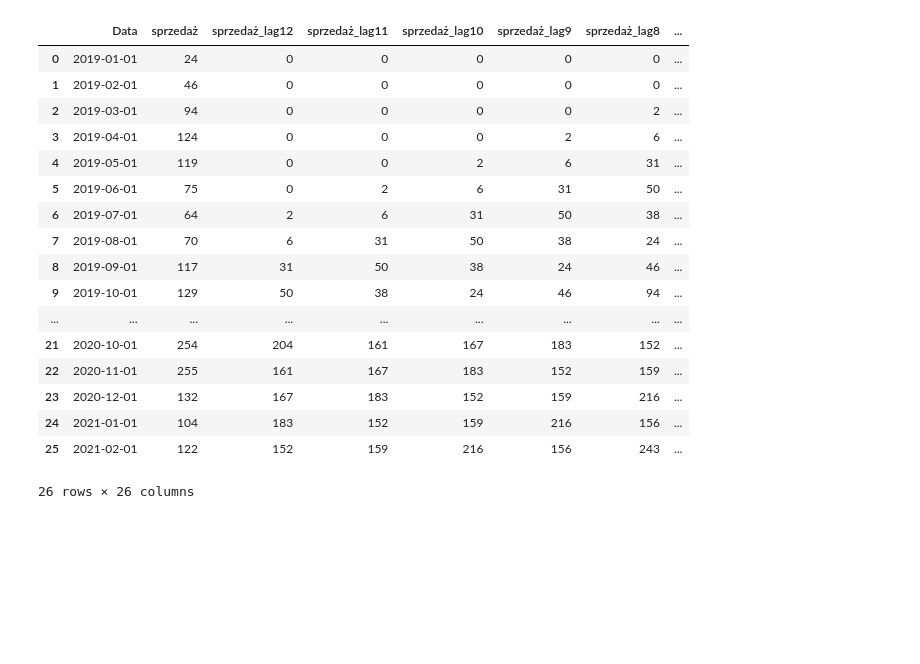
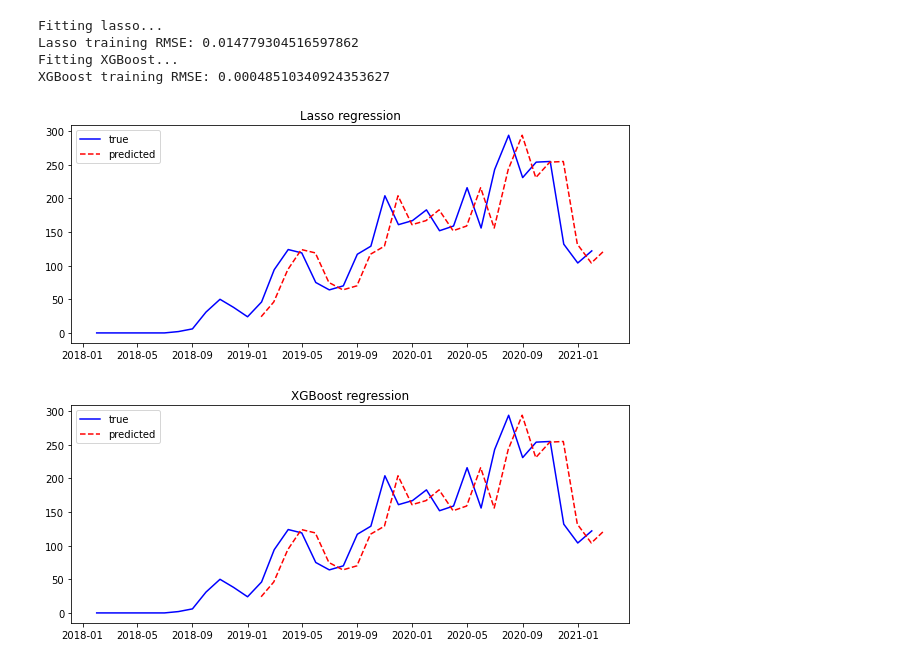
Before and after one commit to piotrkuczko/XAI-project, a Jupyter notebook: Train on sells and trends alternative take.ipynb, the cells around one changed output. Cells and saved outputs as stored; diff of their text form; code cells hidden in the pictures; blank space fills up the shorter version.

Commit message:
Add train1.py script

```diff
--- a/Train on sells and trends alternative take.ipynb
+++ b/Train on sells and trends alternative take.ipynb
@@ -7,3 +17,3 @@ import matplotlib.pyplot as plt
 # %%
-final_dataframe = pd.read_csv('./data/sells_time_series.csv', index_col=0)
-final_dataframe.index = pd.to_datetime(final_dataframe.index)
+sells_ts = pd.read_csv('./data/sells_time_series.csv', index_col=0)
+sells_ts.index = pd.to_datetime(sells_ts.index)
@@ -45,25 +20,31 @@ def lag_transform(s, lags_name, lags = 12):
-# %%
-y = sells[11:].reset_index()
-y.columns = ['Data', 'sprzedaż']
-frames = [y, lag_transform(sells, 'sprzedaż'), lag_transform(trends, 'trendy')]
-df = pd.concat(frames, axis = 1)
-df
-# %% [output]
-|  | Data | sprzedaż | sprzedaż_lag12 | sprzedaż_lag11 | sprzedaż_lag10 | sprzedaż_lag9 | sprzedaż_lag8 | ... |
-| 0 | 2019-01-01 | 24 | 0 | 0 | 0 | 0 | 0 | ... |
-| 1 | 2019-02-01 | 46 | 0 | 0 | 0 | 0 | 0 | ... |
-| 2 | 2019-03-01 | 94 | 0 | 0 | 0 | 0 | 2 | ... |
-| 3 | 2019-04-01 | 124 | 0 | 0 | 0 | 2 | 6 | ... |
-| 4 | 2019-05-01 | 119 | 0 | 0 | 2 | 6 | 31 | ... |
-| 5 | 2019-06-01 | 75 | 0 | 2 | 6 | 31 | 50 | ... |
-| 6 | 2019-07-01 | 64 | 2 | 6 | 31 | 50 | 38 | ... |
-| 7 | 2019-08-01 | 70 | 6 | 31 | 50 | 38 | 24 | ... |
-| 8 | 2019-09-01 | 117 | 31 | 50 | 38 | 24 | 46 | ... |
-| 9 | 2019-10-01 | 129 | 50 | 38 | 24 | 46 | 94 | ... |
-| ... | ... | ... | ... | ... | ... | ... | ... | ... |
-| 21 | 2020-10-01 | 254 | 204 | 161 | 167 | 183 | 152 | ... |
-| 22 | 2020-11-01 | 255 | 161 | 167 | 183 | 152 | 159 | ... |
-| 23 | 2020-12-01 | 132 | 167 | 183 | 152 | 159 | 216 | ... |
-| 24 | 2021-01-01 | 104 | 183 | 152 | 159 | 216 | 156 | ... |
-| 25 | 2021-02-01 | 122 | 152 | 159 | 216 | 156 | 243 | ... |
-26 rows × 26 columns
+# %%
+results = train('lampa', sells_ts)
+# %% [output]
+Fitting lasso...
+Lasso training RMSE: 0.014779304516597862
+Fitting XGBoost...
+XGBoost training RMSE: 0.00048510340924353627
+# %%
+sells = results['sells']
+# %%
+preds = results['preds']['lasso']
+
+plt.figure(figsize=(10,4))
+plt.plot(sells.index, sells, color='blue', label='true')
+plt.plot(preds.index, preds, linestyle = '--', color='red', label='predicted')
+plt.title('Lasso regression')
+plt.legend()
+plt.show()
+# %% [output]
+[figure, added]
+# %%
+preds = results['preds']['xgb']
+
+plt.figure(figsize=(10,4))
+plt.plot(sells.index, sells, color='blue', label='true')
+plt.plot(preds.index, preds, linestyle = '--', color='red', label='predicted')
+plt.title('XGBoost regression')
+plt.legend()
+plt.show()
+# %% [output]
+[figure, added]
```
Also changed, not shown: parts of 6 cells of this notebook, 1 other file.
